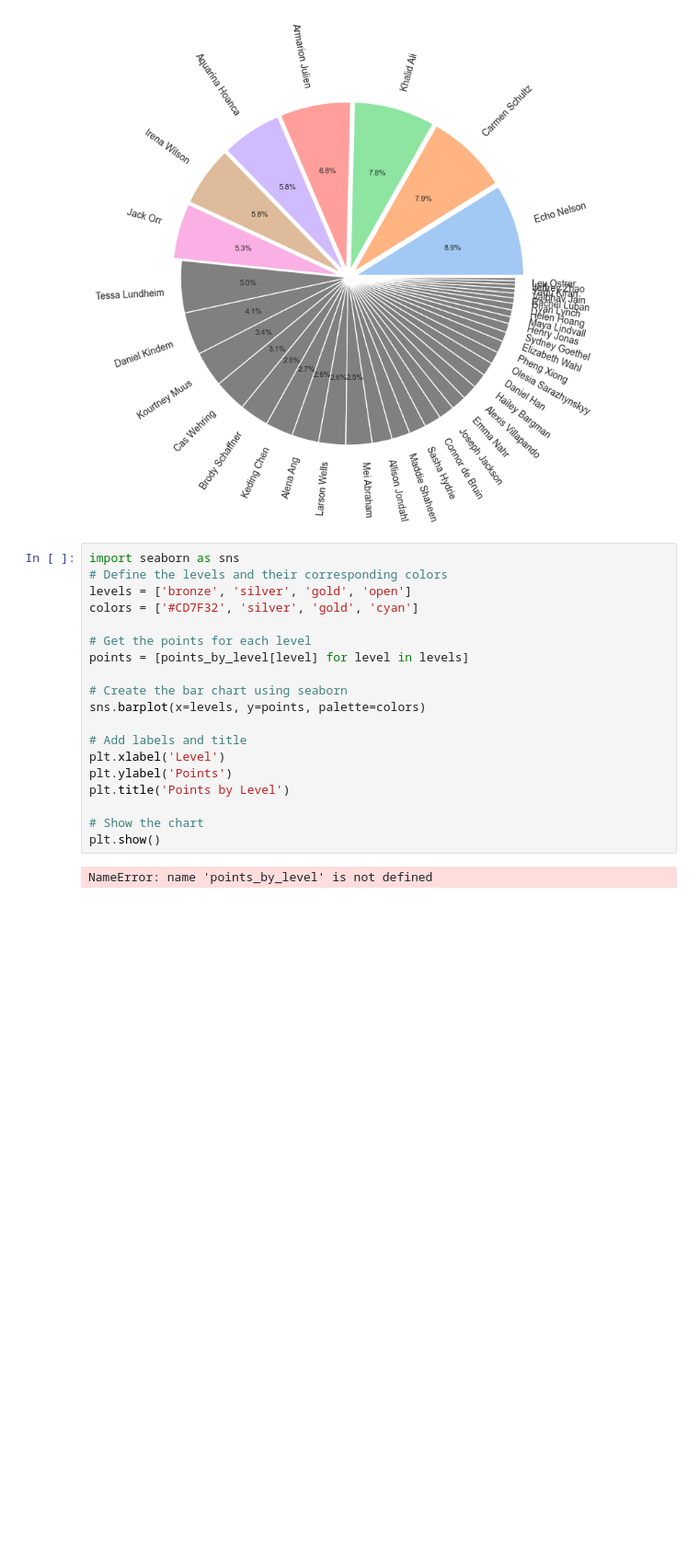
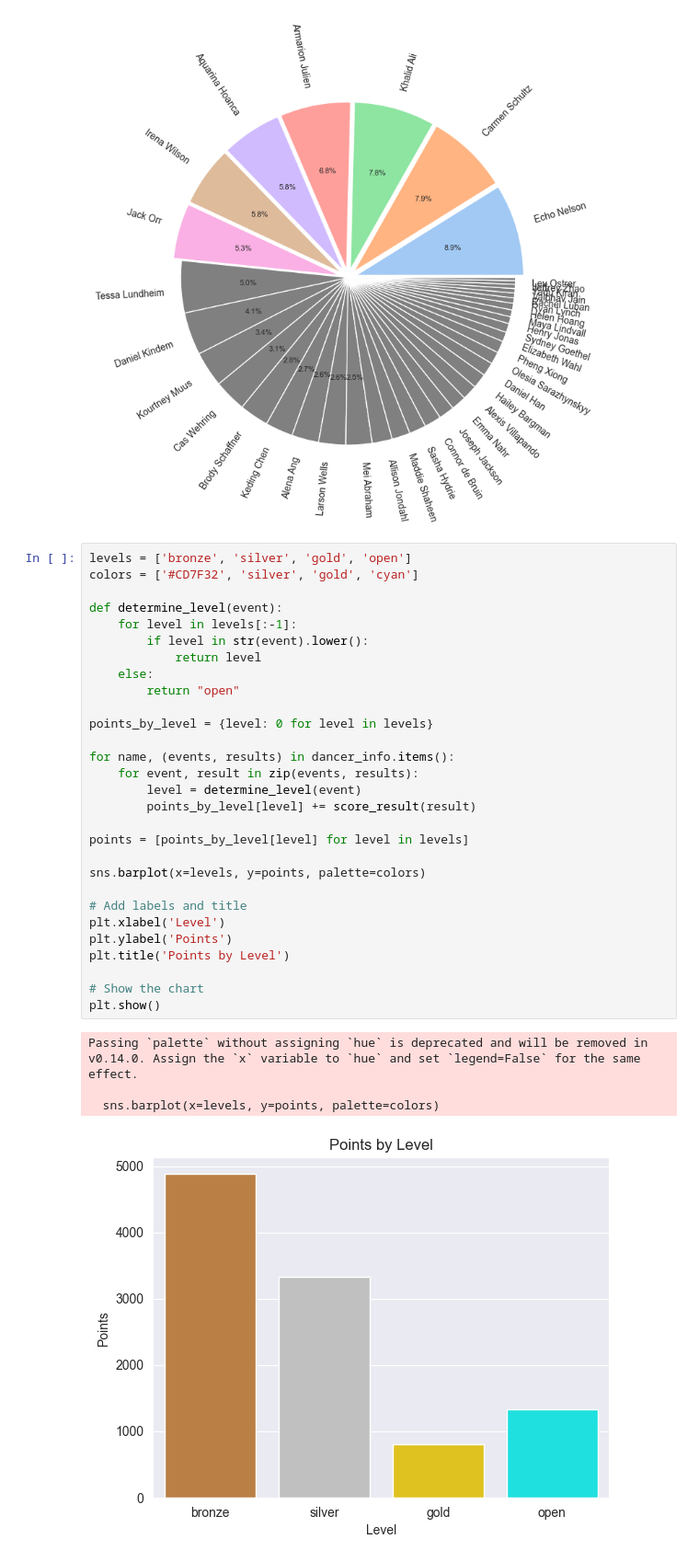
Before and after one commit to iCalculated/ballroom_analysis, a Jupyter notebook: _proc/scratch.ipynb, the cells around one changed output. Shown: that part at 92% size. Cells and saved outputs as stored; diff of their text form; blank space fills up the shorter version.

Commit message:
🎚️ bring back level graph

```diff
--- a/_proc/scratch.ipynb
+++ b/_proc/scratch.ipynb
@@ -213,23 +217,36 @@ plt.show()
 # %% [output]
 [figure]
 # %%
-import seaborn as sns
-# Define the levels and their corresponding colors
 levels = ['bronze', 'silver', 'gold', 'open']
 colors = ['#CD7F32', 'silver', 'gold', 'cyan']
 
-# Get the points for each level
+def determine_level(event):
+    for level in levels[:-1]:
+        if level in str(event).lower():
+            return level
+    else:
+        return "open"
+
+points_by_level = {level: 0 for level in levels}
+
+for name, (events, results) in dancer_info.items():
+    for event, result in zip(events, results):
+        level = determine_level(event)
+        points_by_level[level] += score_result(result)
+
 points = [points_by_level[level] for level in levels]
 
-# Create the bar chart using seaborn
 sns.barplot(x=levels, y=points, palette=colors)
 
 # Add labels and title
 plt.xlabel('Level')
 plt.ylabel('Points')
 plt.title('Points by Level')
 
 # Show the chart
 plt.show()
 # %% [output]
-NameError: name 'points_by_level' is not defined
+Passing `palette` without assigning `hue` is deprecated and will be removed in v0.14.0. Assign the `x` variable to `hue` and set `legend=False` for the same effect.
+
+  sns.barplot(x=levels, y=points, palette=colors)
+[figure, added]
```
Also changed, not shown: parts of 1 cell of this notebook, 12 other files.
